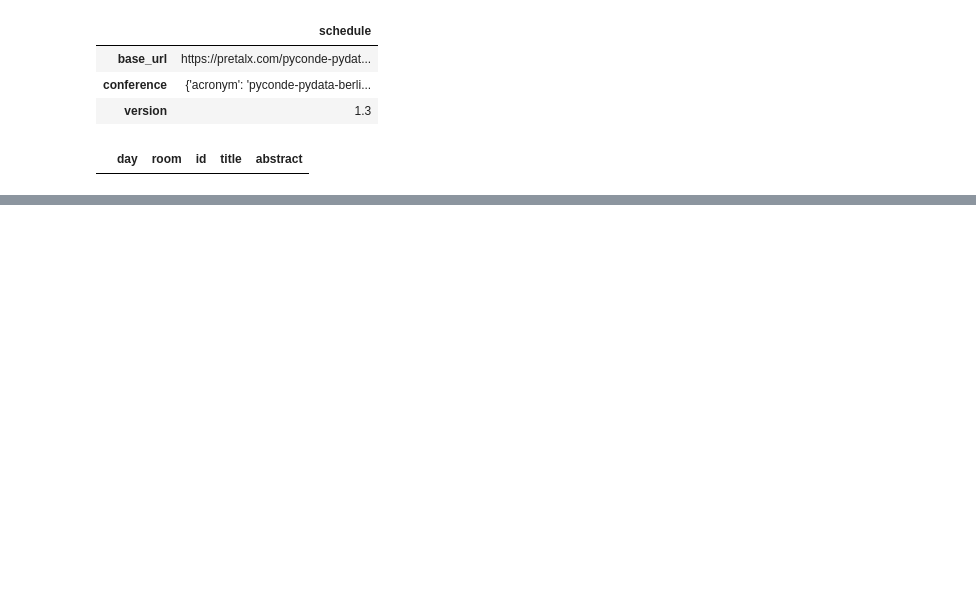
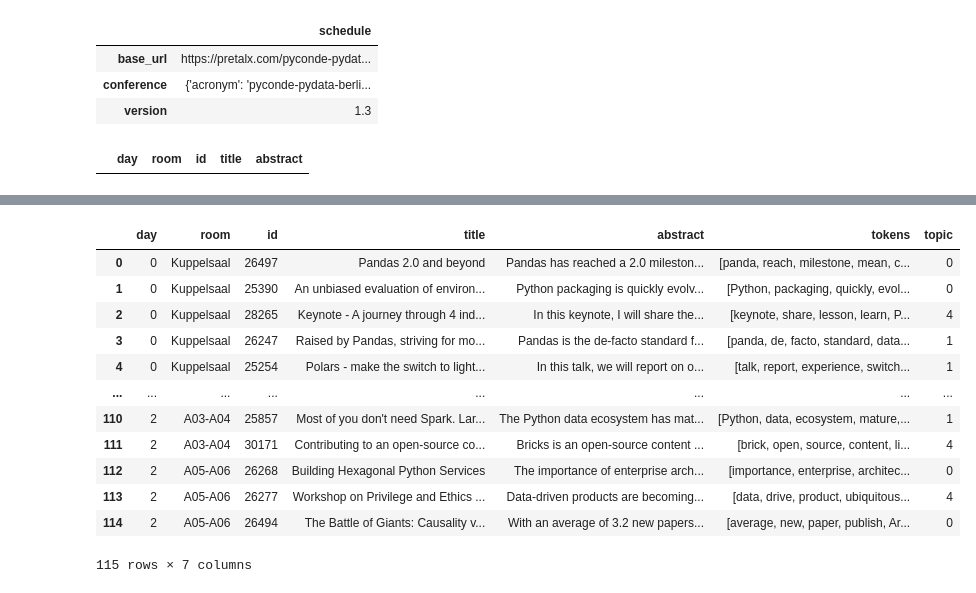
Before and after one commit to chennnxu/Topic-Modeling-NLP, a Jupyter notebook: pyconde_analysis.ipynb, the cells around one changed output, grey strips where cells are left out. Cells and saved outputs as stored; diff of their text form; code cells hidden in the pictures; blank space fills up the shorter version.

```diff
--- a/pyconde_analysis.ipynb
+++ b/pyconde_analysis.ipynb
@@ -128,0 +245,18 @@ day3
+# %%
+df['topic'] = [sorted(lda_model[corpus][text])[0][0] for text in range(len(df['abstract']))]
+# %%
+df
+# %% [output]
+|  | day | room | id | title | abstract | tokens | topic |
+| 0 | 0 | Kuppelsaal | 26497 | Pandas 2.0 and beyond | Pandas has reached a 2.0 mileston... | [panda, reach, milestone, mean, c... | 0 |
+| 1 | 0 | Kuppelsaal | 25390 | An unbiased evaluation of environ... | Python packaging is quickly evolv... | [Python, packaging, quickly, evol... | 0 |
+| 2 | 0 | Kuppelsaal | 28265 | Keynote - A journey through 4 ind... | In this keynote, I will share the... | [keynote, share, lesson, learn, P... | 4 |
+| 3 | 0 | Kuppelsaal | 26247 | Raised by Pandas, striving for mo... | Pandas is the de-facto standard f... | [panda, de, facto, standard, data... | 1 |
+| 4 | 0 | Kuppelsaal | 25254 | Polars - make the switch to light... | In this talk, we will report on o... | [talk, report, experience, switch... | 1 |
+| ... | ... | ... | ... | ... | ... | ... | ... |
+| 110 | 2 | A03-A04 | 25857 | Most of you don't need Spark. Lar... | The Python data ecosystem has mat... | [Python, data, ecosystem, mature,... | 1 |
+| 111 | 2 | A03-A04 | 30171 | Contributing to an open-source co... | Bricks is an open-source content ... | [brick, open, source, content, li... | 4 |
+| 112 | 2 | A05-A06 | 26268 | Building Hexagonal Python Services | The importance of enterprise arch... | [importance, enterprise, architec... | 0 |
+| 113 | 2 | A05-A06 | 26277 | Workshop on Privilege and Ethics ... | Data-driven products are becoming... | [data, drive, product, ubiquitous... | 4 |
+| 114 | 2 | A05-A06 | 26494 | The Battle of Giants: Causality v... | With an average of 3.2 new papers... | [average, new, paper, publish, Ar... | 0 |
+115 rows × 7 columns
```
Also changed, not shown: parts of 31 cells of this notebook, 1 other file.
